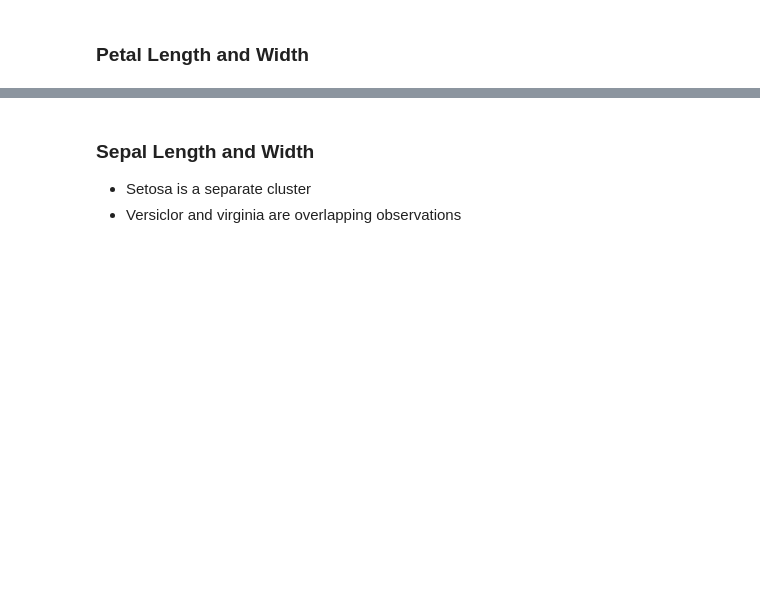
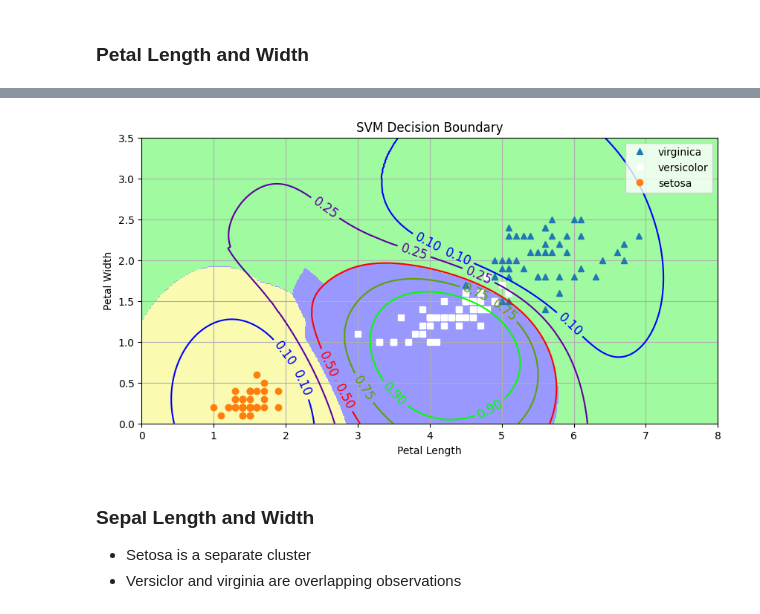
Before and after one commit to opendroid/ml, a Jupyter notebook: regression/logistic/ex10_handson.ipynb, the cells around one changed output, grey strips where cells are left out. Cells and saved outputs as stored; diff of their text form; code cells hidden in the pictures; blank space fills up the shorter version.

```diff
--- a/regression/logistic/ex10_handson.ipynb
+++ b/regression/logistic/ex10_handson.ipynb
@@ -76,3 +78,33 @@ plt.show()
+# %%
+# Note that SVM "linear" kernel will produce the same result as Logistic Regression
+svm_model = SVC(kernel='rbf', C=10, gamma='auto', tol=0.00001, break_ties=True, probability=True).fit(X_p, y)
+
+probs = svm_model.predict_proba(np.c_[x0.ravel(), x1.ravel()])[:, 1].reshape(x0.shape)
+species = svm_model.predict(np.c_[x0.ravel(), x1.ravel()]).reshape(x0.shape)
+# %%
+# Draw scatterplot of setosa_petal_length, setosa_petal_width
+fig = plt.figure(figsize=(10, 5))
+plt.plot(virginica_petal_length, virginica_petal_width, '^', label='virginica')
+plt.plot(versicolor_petal_length, versicolor_petal_width,
+         'ws', label='versicolor')
+plt.plot(setosa_petal_length, setosa_petal_width, 'o', label='setosa')
+
+# Plot the color for each species identified for 500x200=100K points on map
+plt.contourf(x0, x1, species, cmap=custom_cmap)
+# Plot the contour for each species identified for 500x200=100K points on map
+contour = plt.contour(x0, x1, probs, levels=[
+                      0.1, 0.25, 0.5, 0.75, 0.9], cmap=plt.cm.brg)
+plt.clabel(contour, inline=1, fontsize=12)
+
+plt.clabel(contour, inline=1, fontsize=12)
+plt.xlabel('Petal Length')
+plt.ylabel('Petal Width')
+plt.title('SVM Decision Boundary')
+plt.grid(True)
+plt.legend()
+plt.show()
+# %% [output]
+[figure, added]
 # %% [markdown]
 ### Sepal Length and Width
 
```
Also changed, not shown: parts of 3 cells of this notebook, 1 other file.
